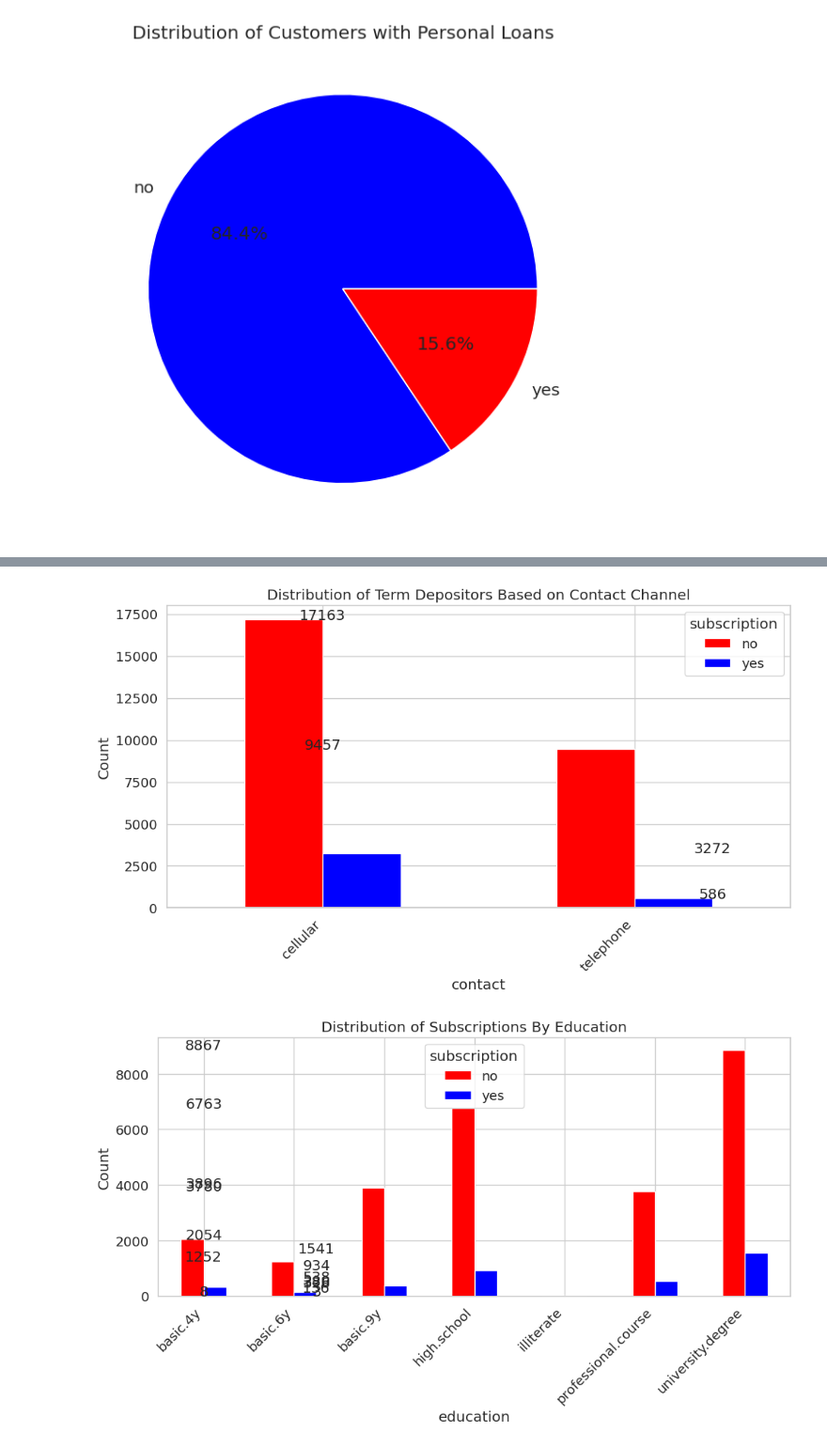
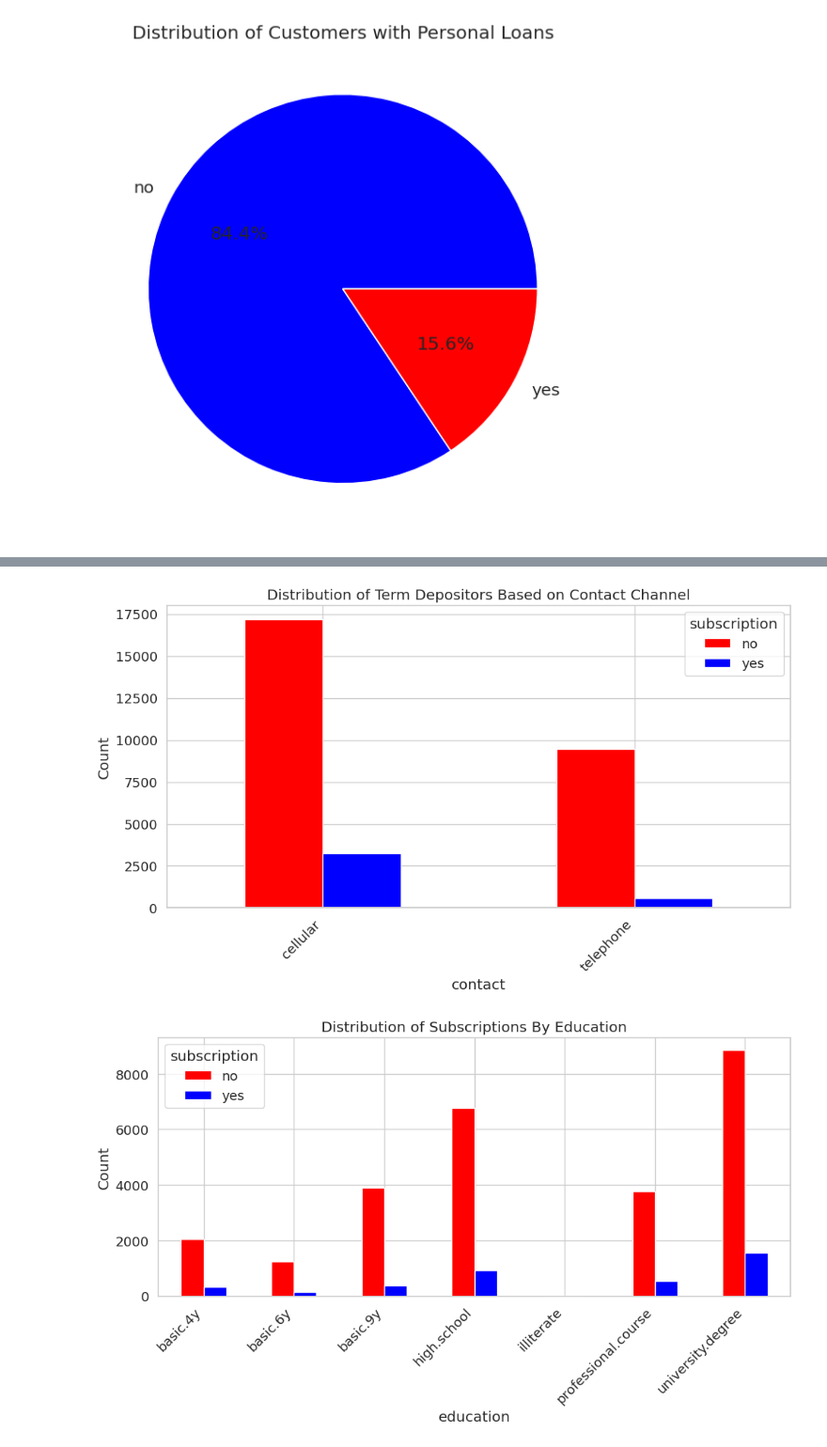
Before and after one commit to o-izima/bank-deposit-subscription-prediction, a Jupyter notebook: 01_EDA.ipynb, the cells around one changed output, grey strips where cells are left out. Shown at 94% size. Drawn from its saved outputs; the diff is of its cells as text; code cells hidden in the pictures.

```diff
--- a/01_EDA.ipynb
+++ b/01_EDA.ipynb
@@ -316,19 +316,22 @@ for col, fname, title in [
 # 8–12. Grouped bar charts: Job, Contact, Education, Marital
 # -----------------------------
 def grouped_bar_plot(df, group_col, filename, title):
+    # Prepare data
     a = df.groupby([group_col, 'subscription'], as_index=False)['age'].count().rename(columns={'age':'Count'})
     pivot = a.pivot(index=group_col, columns='subscription', values='Count').fillna(0)
+
+    # Plot grouped bar chart
     pivot.plot(kind='bar', stacked=False, color={"no":"red", "yes":"blue"})
     plt.title(title)
     plt.xticks(rotation=45, ha='right')
     plt.ylabel("Count")
-    for idx, row in pivot.iterrows():
-        for i, val in enumerate(row):
-            plt.text(i + (0 if i==0 else 0.25), val + 2, str(int(val)), ha='center')
     plt.tight_layout()
+
+    # Save and show
     plt.savefig(f"figures/{filename}.png")
     plt.show()
 
+# Generate charts
 for col, fname, title in [
     ('job', "job_subscription_distribution", "Distribution of Term Depositors Based on Job Roles"),
     ('contact', "contact_subscription_distribution", "Distribution of Term Depositors Based on Contact Channel"),
@@ -341,2 +344,2 @@ for col, fname, title in [
-[figure, old version]
+[figure, new version]
-[figure, old version]
+[figure, new version]
```
Also changed, not shown: parts of 5 cells of this notebook.
